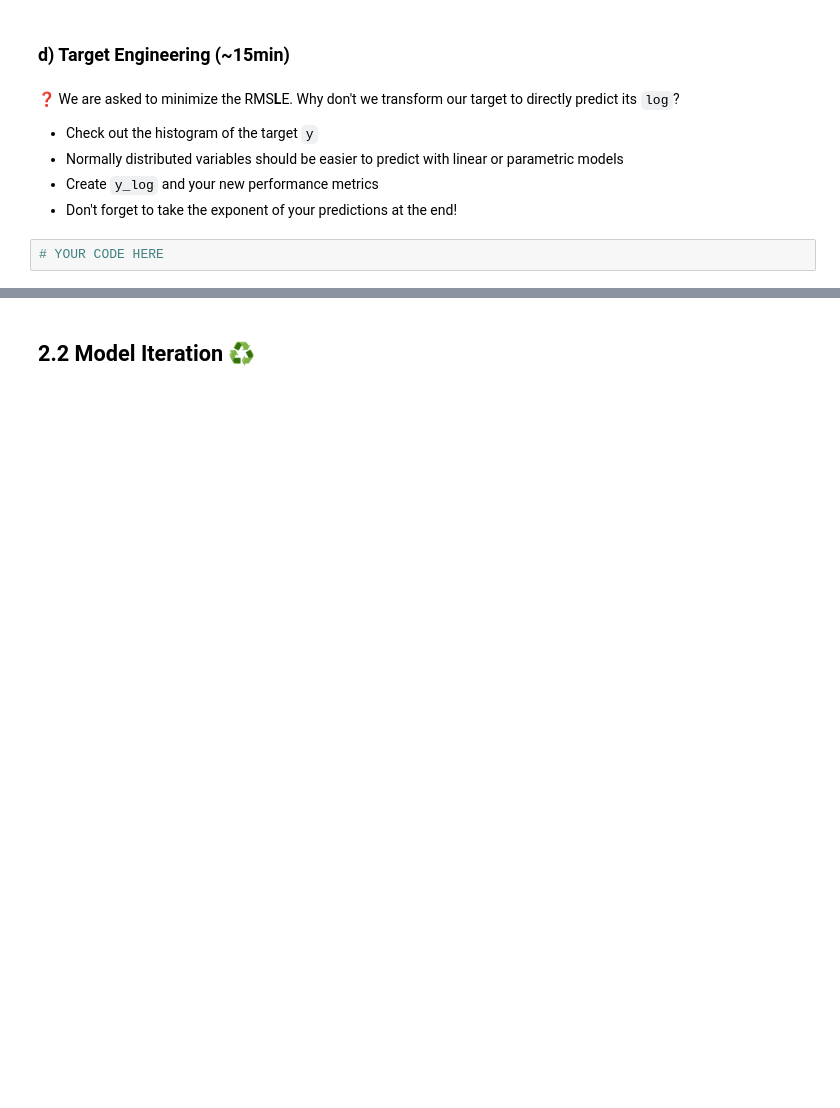
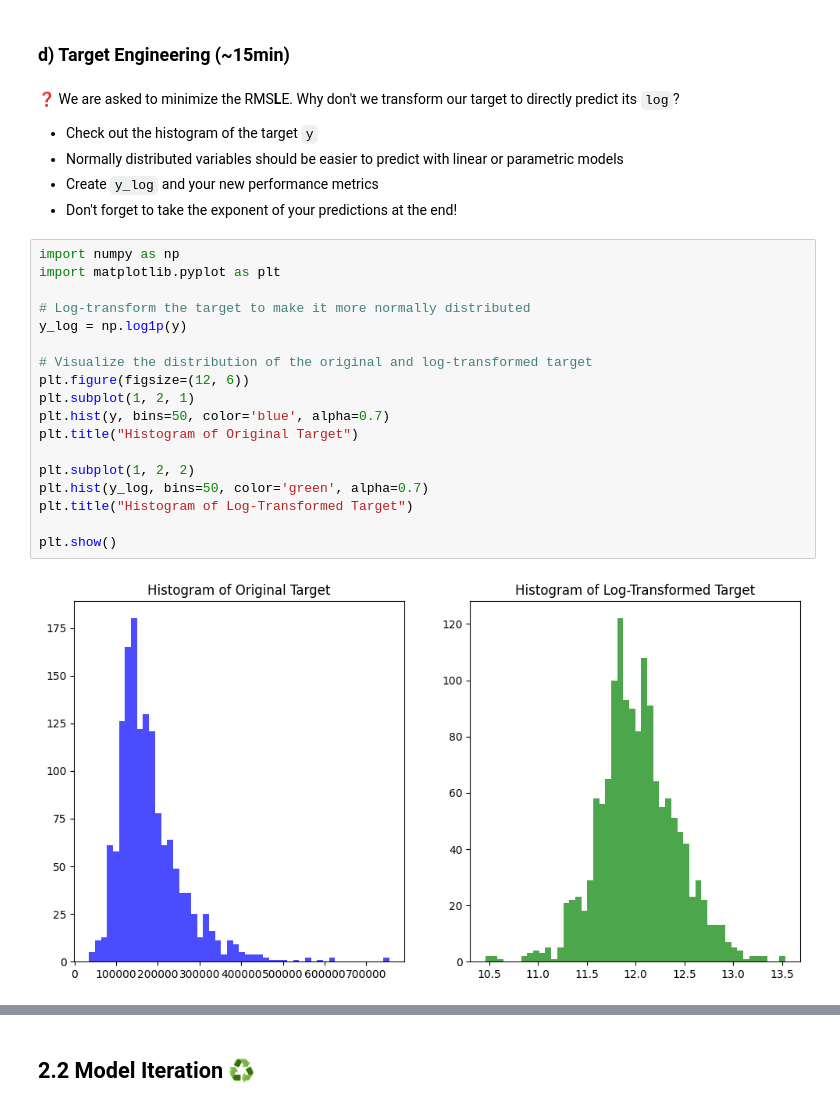
Before and after one commit to saranjthilak/data-houses-kaggle-competition, a Jupyter notebook: houses_kaggle_competition.ipynb, the cells around one changed output, grey strips where cells are left out. Cells and saved outputs as stored; diff of their text form; blank space fills up the shorter version.

```diff
--- a/houses_kaggle_competition.ipynb
+++ b/houses_kaggle_competition.ipynb
@@ -606,5 +743,23 @@ Feel free to add a [`VarianceThreshold`](https://scikit-learn.org/stable/modules
 - Normally distributed variables should be easier to predict with linear or parametric models
 - Create `y_log` and your new performance metrics
 - Don't forget to take the exponent of your predictions at the end!
-# %%
-# YOUR CODE HERE
+# %%
+import numpy as np
+import matplotlib.pyplot as plt
+
+# Log-transform the target to make it more normally distributed
+y_log = np.log1p(y)
+
+# Visualize the distribution of the original and log-transformed target
+plt.figure(figsize=(12, 6))
+plt.subplot(1, 2, 1)
+plt.hist(y, bins=50, color='blue', alpha=0.7)
+plt.title("Histogram of Original Target")
+
+plt.subplot(1, 2, 2)
+plt.hist(y_log, bins=50, color='green', alpha=0.7)
+plt.title("Histogram of Log-Transformed Target")
+
+plt.show()
+# %% [output]
+[figure, added]
```
Also changed, not shown: parts of 31 cells of this notebook.
